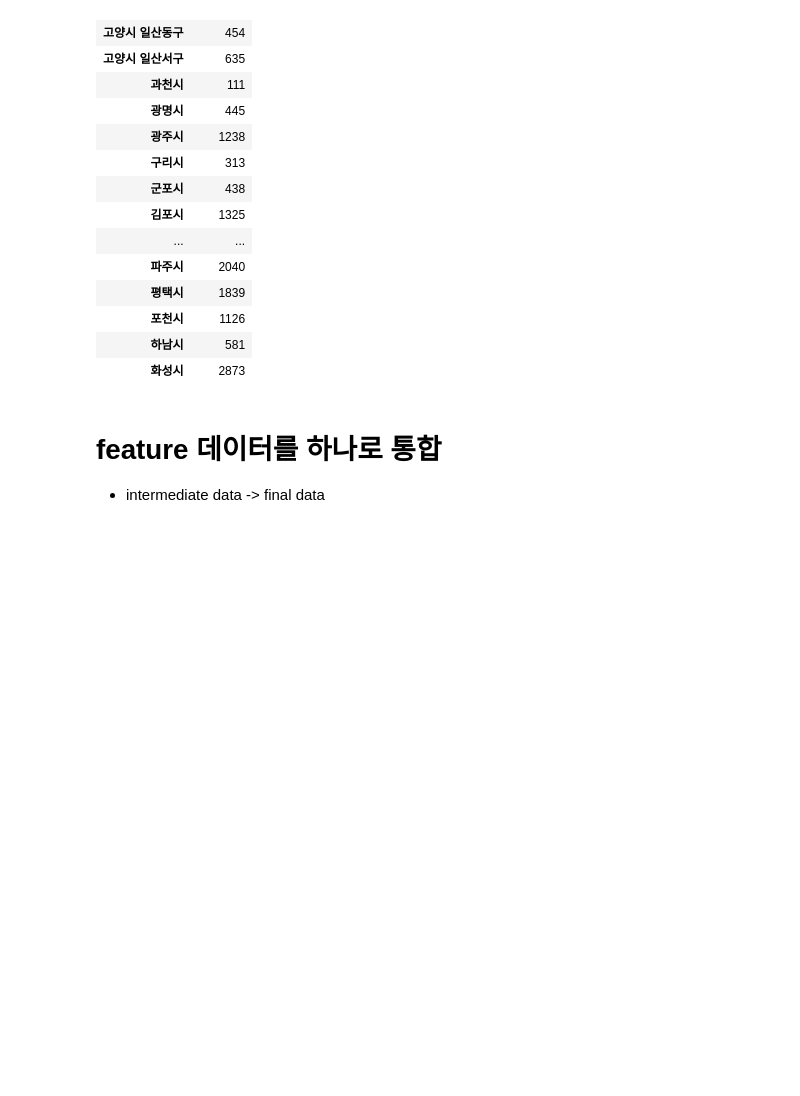
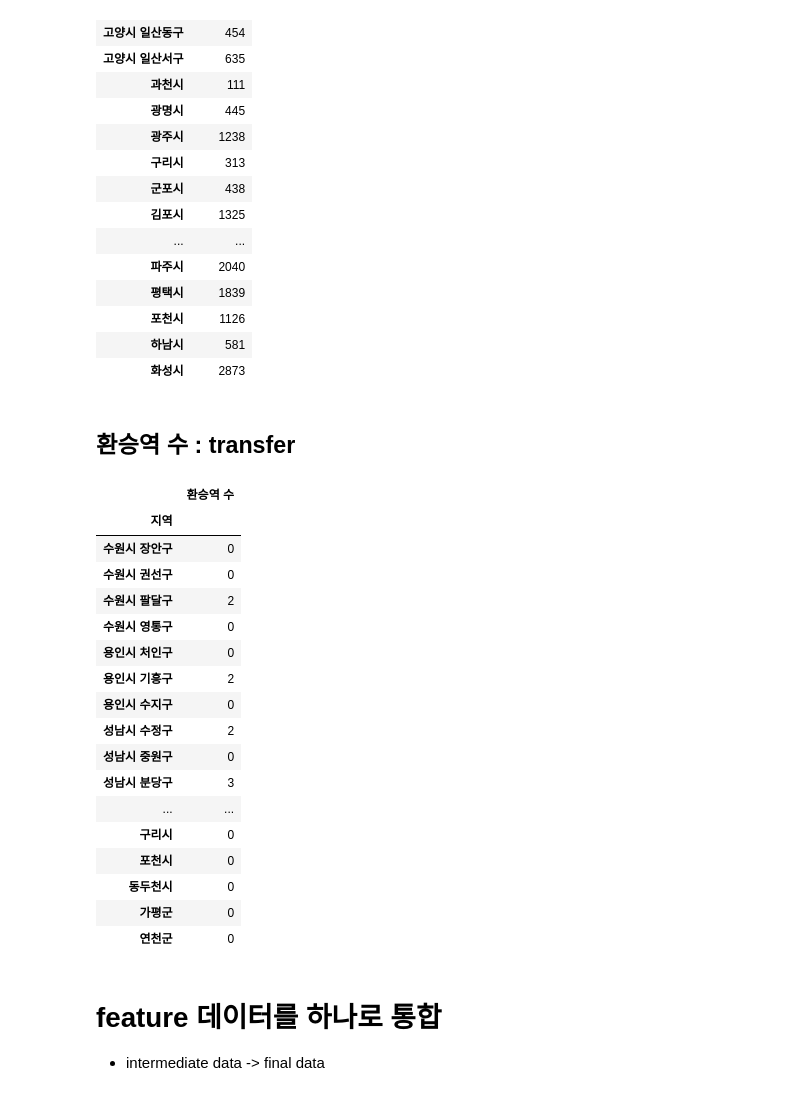
Before and after one commit to govin08/our-socar, a Jupyter notebook: main/code/1201_1230_collect_data.ipynb, the cells around one changed output. Drawn from its saved outputs; the diff is of its cells as text; code cells hidden in the pictures; blank space fills up the shorter version.

```diff
--- a/main/code/1201_1230_collect_data.ipynb
+++ b/main/code/1201_1230_collect_data.ipynb
@@ -816,3 +805,28 @@ busstop
 | 화성시 | 2873 |
 # %%
 busstop.to_csv("../data/data_c_intermediate/2c207_0104_busstop.csv", encoding="utf-8-sig")
+# %% [markdown]
+## 환승역 수 : transfer
+# %%
+transfer = pd.read_csv("../data/data_b_raw/2b501_0104_환승역.csv", encoding='CP949')
+transfer.set_index('지역', inplace=True)
+transfer
+# %% [output]
+|  | 환승역 수 |
+| 지역 |  |
+| 수원시 장안구 | 0 |
+| 수원시 권선구 | 0 |
+| 수원시 팔달구 | 2 |
+| 수원시 영통구 | 0 |
+| 용인시 처인구 | 0 |
+| 용인시 기흥구 | 2 |
+| 용인시 수지구 | 0 |
+| 성남시 수정구 | 2 |
+| 성남시 중원구 | 0 |
+| 성남시 분당구 | 3 |
+| ... | ... |
+| 구리시 | 0 |
+| 포천시 | 0 |
+| 동두천시 | 0 |
+| 가평군 | 0 |
+| 연천군 | 0 |
```
Also changed, not shown: parts of 15 cells of this notebook, 6 other files.
